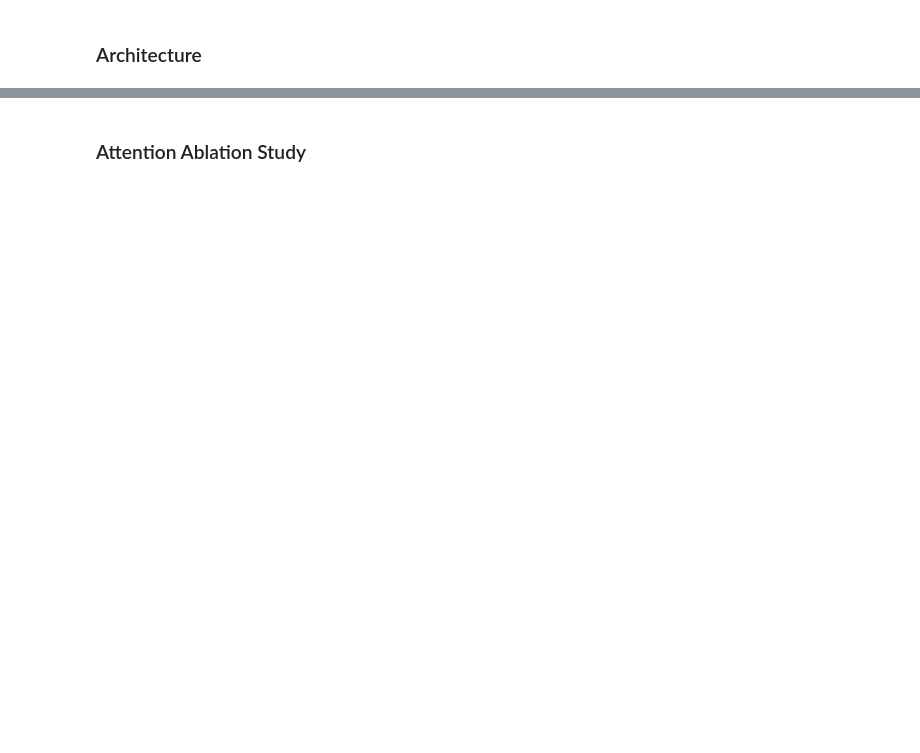
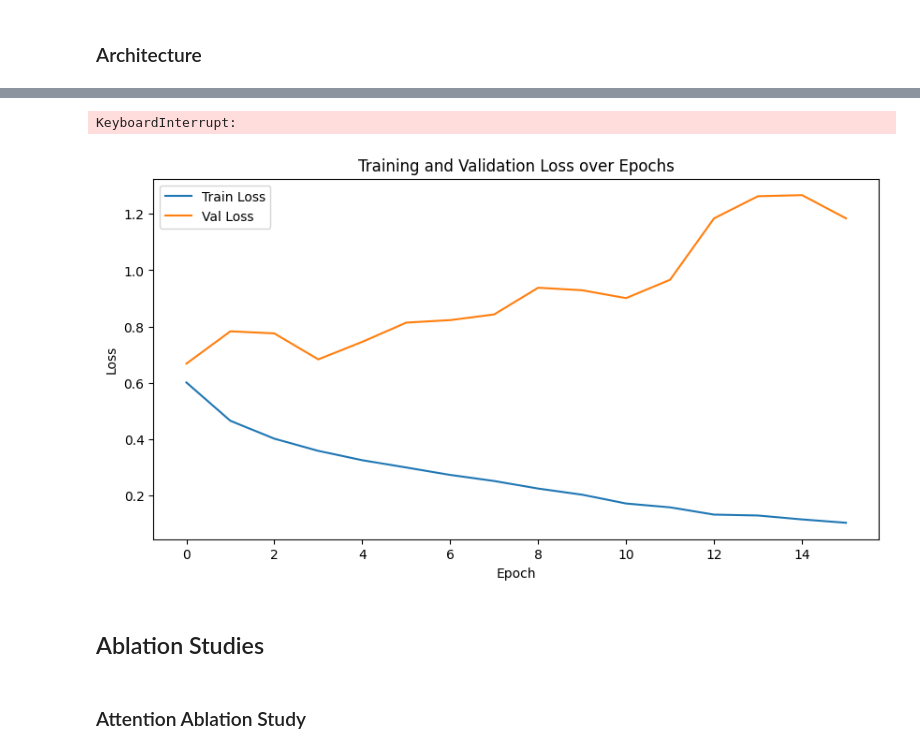
Before and after one commit to Martin-EvansUWA/Natural-Language-Processing, a Jupyter notebook: CITS4012_68.ipynb, the cells around one changed output, grey strips where cells are left out. Drawn from its saved outputs; the diff is of its cells as text; code cells hidden in the pictures; blank space fills up the shorter version.

```diff
--- a/CITS4012_68.ipynb
+++ b/CITS4012_68.ipynb
@@ -1424,7 +1329,7 @@ class Attention(nn.Module):
 # %% [markdown]
 ### Architecture
 # %%
-class twin_LSTM(nn.Module):
+class BiLSTM(nn.Module):
     def __init__(self,
                  input_size=100,
                  hidden_size=128,
@@ -1445,26 +1350,28 @@ class twin_LSTM(nn.Module):
             self.postag_embedding = nn.Embedding(postag_vocab_size, postag_emb_dim)
         else:
             self.postag_embedding = None
+
         combined_input_size = input_size + (postag_emb_dim if postag_vocab_size else 0)
 
-        self.encoder = nn.LSTM(combined_input_size, self.hidden_size,
+        self.premise_encoder = nn.LSTM(combined_input_size, self.hidden_size,
                                num_layers=n_layers, bidirectional=bidirectional, batch_first=True,dropout=dropout)
-        self.decoder = nn.LSTM(combined_input_size, self.hidden_size,
+        self.hypothesis_encoder = nn.LSTM(combined_input_size, self.hidden_size,
                                num_layers=n_layers, bidirectional=bidirectional, batch_first=True,dropout=dropout)
+
         if self.use_attention:
             self.cross_attention = Attention(hidden_size * (2 if bidirectional else 1), attn_type=attn_type)
             self.layer_norm = nn.LayerNorm(self.hidden_size * 2 * (2 if bidirectional else 1))
             fc_input_size = self.hidden_size * 2 * (2 if bidirectional else 1)
         else:
             fc_input_size = self.hidden_size * (2 if bidirectional else 1)
-        self.layer_norm = nn.LayerNorm(fc_input_size)
+            self.layer_norm = None
+
         self.fc = nn.Sequential(
             nn.Dropout(dropout),
             nn.Linear(fc_input_size, output_size),
         )
 
     def forward(self, px, hx, plengths=None, hlengths=None, p_postag_idx=None, h_postag_idx=None, return_attn=False):
-        # Add postag embeddings if provided
         if self.postag_embedding is not None and p_postag_idx is not None and h_postag_idx is not None:
             p_postag_emb = self.postag_embedding(p_postag_idx)
             h_postag_emb = self.postag_embedding(h_postag_idx)
@@ -1474,11 +1381,11 @@ class twin_LSTM(nn.Module):
 
         # Pack sequences
         packed_px = pack_padded_sequence(px, plengths.cpu(), batch_first=True, enforce_sorted=False)
-        px_output, _ = self.encoder(packed_px)
+        px_output, p_h= self.premise_encoder(packed_px)
         px_output, _ = pad_packed_sequence(px_output, batch_first=True)
 
         packed_hx = pack_padded_sequence(hx, hlengths.cpu(), batch_first=True, enforce_sorted=False)
-        hx_output, _ = self.decoder(packed_hx)
+        hx_output, _ = self.hypothesis_encoder(packed_hx, p_h)
         hx_output, _ = pad_packed_sequence(hx_output, batch_first=True)
 
         if self.use_attention:
@@ -1505,19 +1412,19 @@ class twin_LSTM(nn.Module):
 postag_vocab_size = len(postag2idx)
 postag_emb_dim = 32
 
-twin_model = twin_LSTM(
+bilstm_model = BiLSTM(
     input_size=embed_model.vector_size,
-    hidden_size=128,
+    hidden_size=32,
     output_size=1,
-    dropout=0.5,
+    dropout=0.3,
     bidirectional=True,
     n_layers=2,
-    postag_vocab_size=None,
+    postag_vocab_size=postag_vocab_size,
     postag_emb_dim=postag_emb_dim,
     attn_type="scaled_dot"
 )
 
-def twin_forward(batch, model, device):
+def bilstm_forward(batch, model, device):
     p_embed = batch["p_embed"].to(device)
     h_embed = batch["h_embed"].to(device)
     p_lengths = batch["p_lengths"].to(device)
@@ -1530,21 +1437,21 @@ def twin_forward(batch, model, device):
     return outputs
 
 
-optimizer = torch.optim.Adam(twin_model.parameters(), lr=0.001,weight_decay=1e-4)
+optimizer = torch.optim.Adam(bilstm_model.parameters(), lr=0.001,weight_decay=1e-4)
 scheduler = torch.optim.lr_scheduler.ReduceLROnPlateau(
     optimizer, mode='max', patience=3, factor=0.5
 )
-twin_task = Task(
-    model=twin_model,
+bilstm_task = Task(
+    model=bilstm_model,
     train_df=train_df,
     val_df=val_df,
     test_df=test_df,
-    save_path="twin_model.pth",
-    optimizer=torch.optim.Adam(twin_model.parameters(), lr=0.001),
+    save_path="models/bilstm_model.pth",
+    optimizer=torch.optim.Adam(bilstm_model.parameters(), lr=0.001),
     scheduler=scheduler,
     loss_fn=nn.BCEWithLogitsLoss(),
     device="cuda" if torch.cuda.is_available() else "cpu",
     batch_size=64,
     weighted_sampling=True,
-    forward_func=twin_forward
+    forward_func=bilstm_forward
 )
@@ -1598,3 +1458,16 @@ Passing `palette` without assigning `hue` is deprecated and will be removed in v
+# %%
+if do_training == True:
+    bilstm_task.fit(epochs=100, patience=5,verbose=False, restore_best=True)
+else:
+    bilstm_model.load_state_dict(torch.load("models/bilstm_model.pth"))
+# %% [output]
+KeyboardInterrupt:
+# %%
+plot_losses(bilstm_task.losses['train'], bilstm_task.losses['val'])
+# %% [output]
+[figure, added]
+# %% [markdown]
+## Ablation Studies
 # %% [markdown]
 ### Attention Ablation Study
 # %%
```
Also changed, not shown: parts of 59 cells of this notebook, 3 other files.
